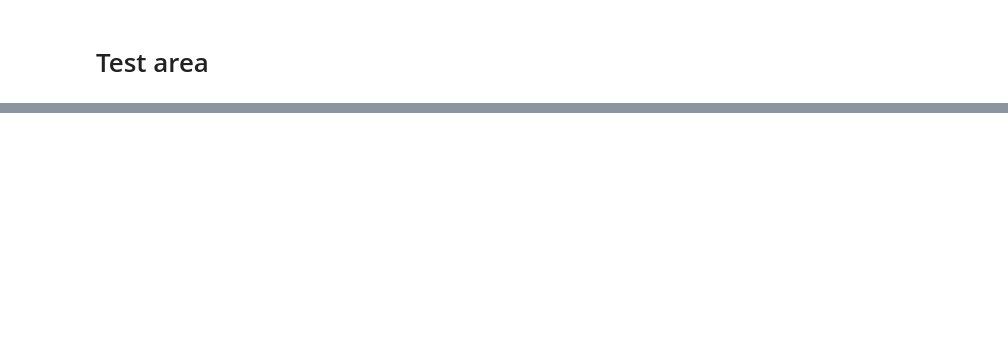
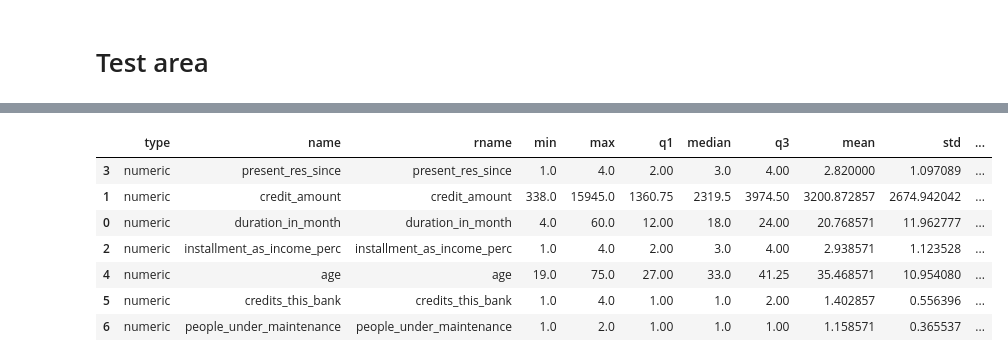
Before and after one commit to Elecapp/xai-visualization_rules_fi, a Jupyter notebook: notebooks/Rules VIZ.ipynb, the cells around one changed output, grey strips where cells are left out. Saved outputs shown, nothing was run; the diff lists cells and outputs as text; code cells hidden in the pictures; blank space fills up the shorter version.

```diff
--- a/notebooks/Rules VIZ.ipynb
+++ b/notebooks/Rules VIZ.ipynb
@@ -177,7 +177,7 @@ def data_to_plot(
                 f['min'] = x_train[el].min()
                 f['max'] = x_train[el].max()
                 f['q1'] = x_train[el].quantile(0.25)
-                f['median'] = x_train[el].quantile(0.25)
+                f['median'] = x_train[el].quantile(0.50)
                 f['q3'] = x_train[el].quantile(0.75)
                 f['mean'] = x_train[el].mean()
                 f['std'] = x_train[el].std()
@@ -625,0 +525,11 @@ dot_on_categories(df_v)
+# %%
+df_v[df_v['type']=='numeric']
+# %% [output]
+|  | type | name | rname | min | max | q1 | median | q3 | mean | std | ... |
+| 3 | numeric | present_res_since | present_res_since | 1.0 | 4.0 | 2.00 | 3.0 | 4.00 | 2.820000 | 1.097089 | ... |
+| 1 | numeric | credit_amount | credit_amount | 338.0 | 15945.0 | 1360.75 | 2319.5 | 3974.50 | 3200.872857 | 2674.942042 | ... |
+| 0 | numeric | duration_in_month | duration_in_month | 4.0 | 60.0 | 12.00 | 18.0 | 24.00 | 20.768571 | 11.962777 | ... |
+| 2 | numeric | installment_as_income_perc | installment_as_income_perc | 1.0 | 4.0 | 2.00 | 3.0 | 4.00 | 2.938571 | 1.123528 | ... |
+| 4 | numeric | age | age | 19.0 | 75.0 | 27.00 | 33.0 | 41.25 | 35.468571 | 10.954080 | ... |
+| 5 | numeric | credits_this_bank | credits_this_bank | 1.0 | 4.0 | 1.00 | 1.0 | 2.00 | 1.402857 | 0.556396 | ... |
+| 6 | numeric | people_under_maintenance | people_under_maintenance | 1.0 | 2.0 | 1.00 | 1.0 | 1.00 | 1.158571 | 0.365537 | ... |
```
Also changed, not shown: parts of 18 cells of this notebook.
